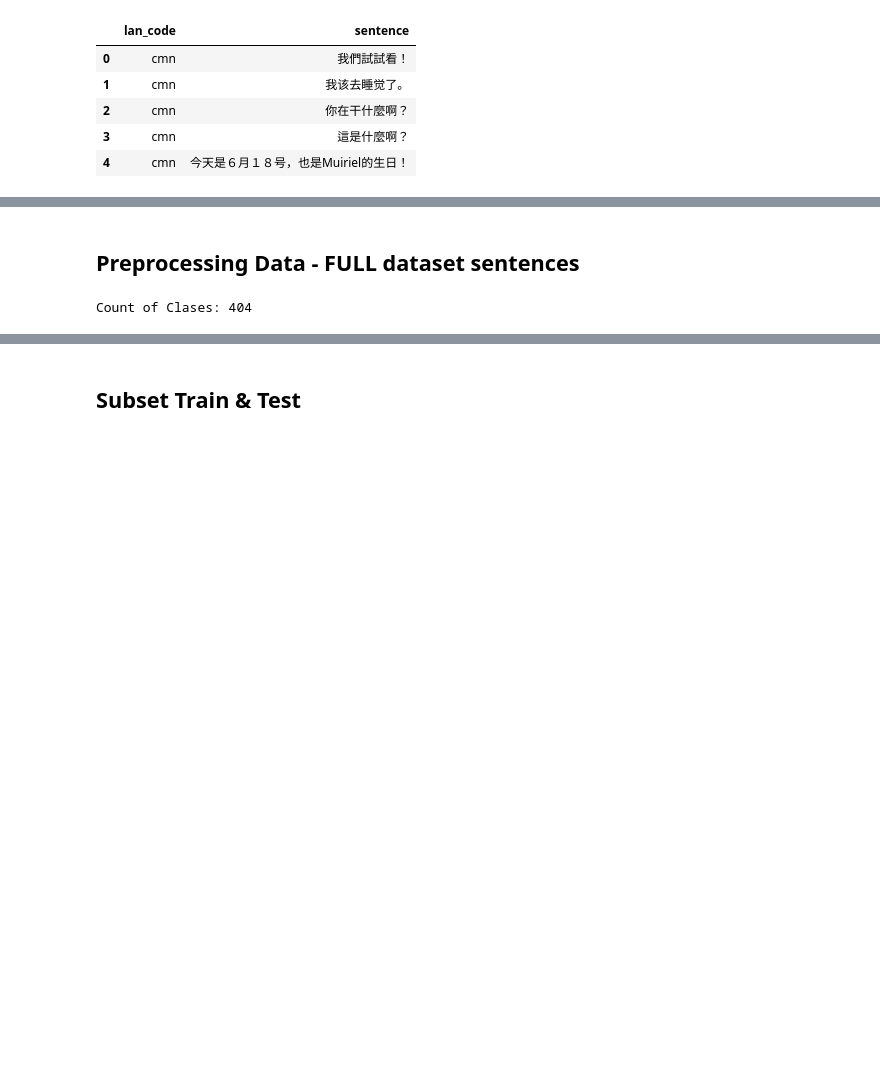
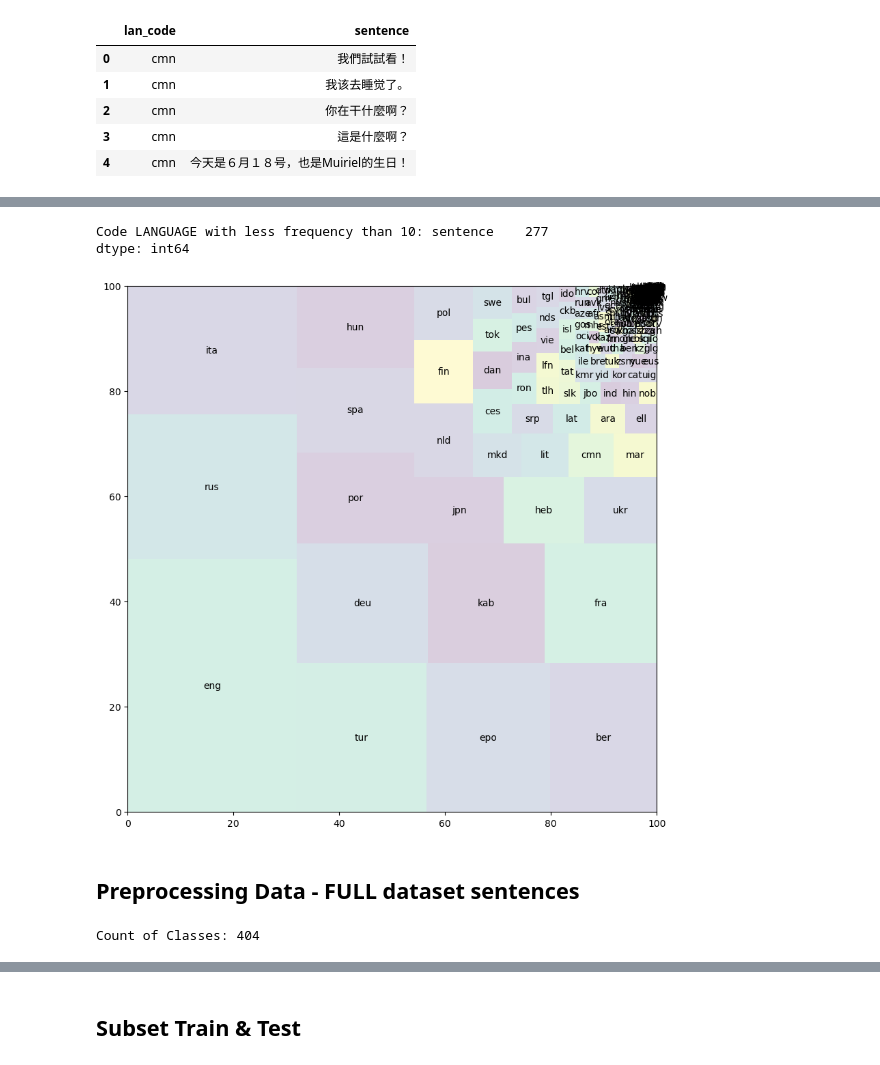
Before and after one commit to indymnv/NLP_language_Identification, a Jupyter notebook: Language_Identification_Model.ipynb, the cells around one changed output, grey strips where cells are left out. Saved outputs shown, nothing was run; the diff lists cells and outputs as text; code cells hidden in the pictures; blank space fills up the shorter version.

Commit message:
Add Treemap about dataset + model_v1

```diff
--- a/Language_Identification_Model.ipynb
+++ b/Language_Identification_Model.ipynb
@@ -63,25 +71,34 @@ if _DEBUG:
 # %%
 if _DEBUG:
-    ## exploracion de frequence
     df_exploration = df.groupby("lan_code").count().sort_values("sentence",ascending = False)
-    #df_exploration.plot()
 
     #!# posiblemente cuando se entrene el modelo los de baja frecuencia no va a predecir correctamente
     #!# como posible opcion 1 analizar con todo y luego ver el impacto de remover esos code lan con freq 1
 
-    display(df_exploration)
     count_freq_1 = df_exploration[df_exploration.sentence<=10].sum()
     print("Code LANGUAGE with less frequency than 10: {}".format(count_freq_1))
 
+    ## GRAPH - TREEMAP
+    sizes_treemap = df_exploration["sentence"].tolist()
+    labels_treemap = df_exploration.index.values.tolist()
+
+    plt.figure(figsize=(10,10))
+    squarify.plot(sizes = sizes_treemap, label = labels_treemap, alpha=0.2)
+    plt.show()
+
     del df_exploration
+# %% [output]
+Code LANGUAGE with less frequency than 10: sentence    277
+dtype: int64
+[figure, added]
 # %% [markdown]
 ## Preprocessing Data - FULL dataset sentences
 # %%
 # ENCODING CLASSES (cod language)
 classes_list = list(df.lan_code.unique())
-print("Count of Clases: {}".format(len(classes_list)))
+print("Count of Classes: {}".format(len(classes_list)))
 # %% [output]
-Count of Clases: 404
+Count of Classes: 404
 # %%
 ## crearemos dos dic para usos posteriores de transformacion
 
```
Also changed, not shown: parts of 13 cells of this notebook.
